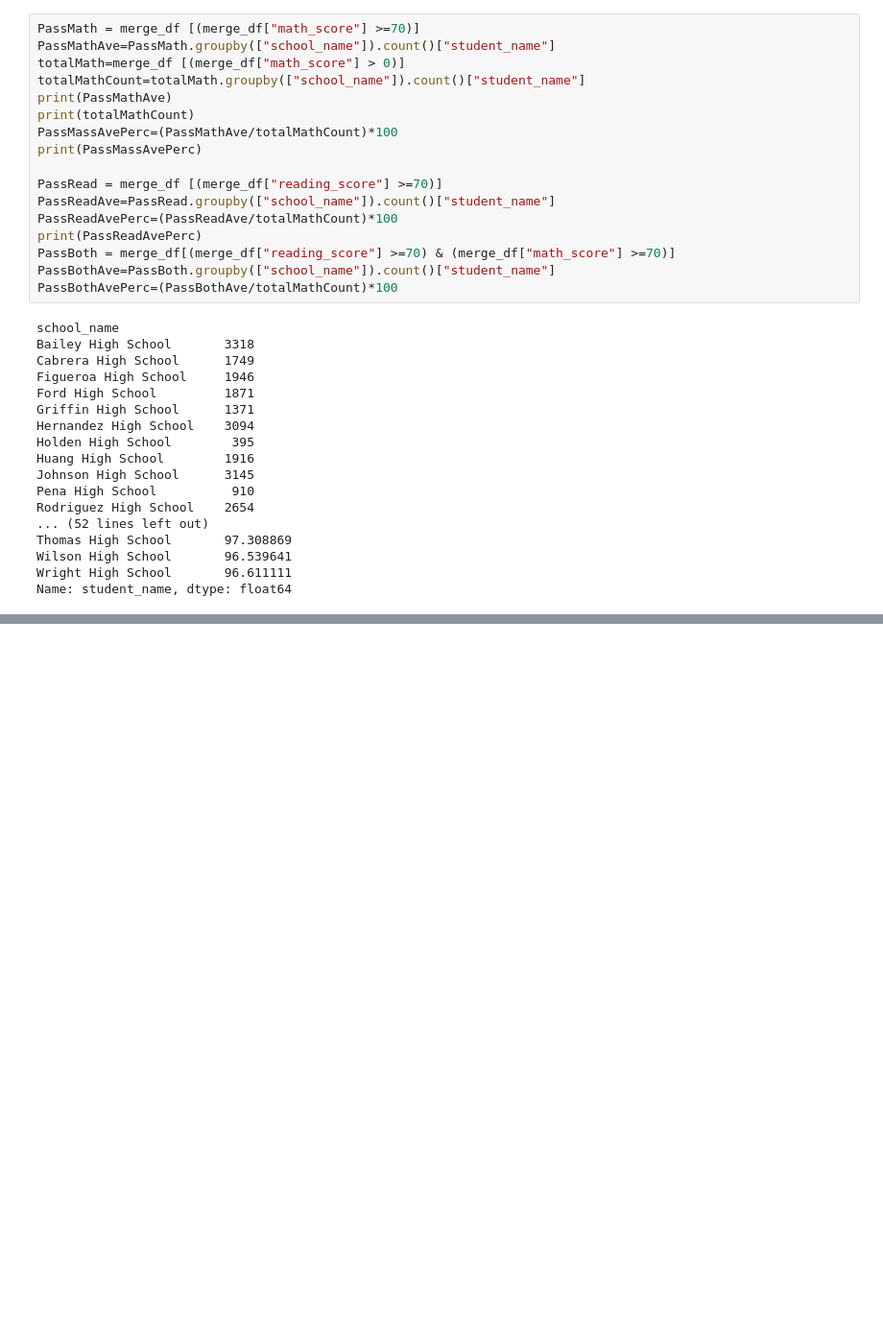
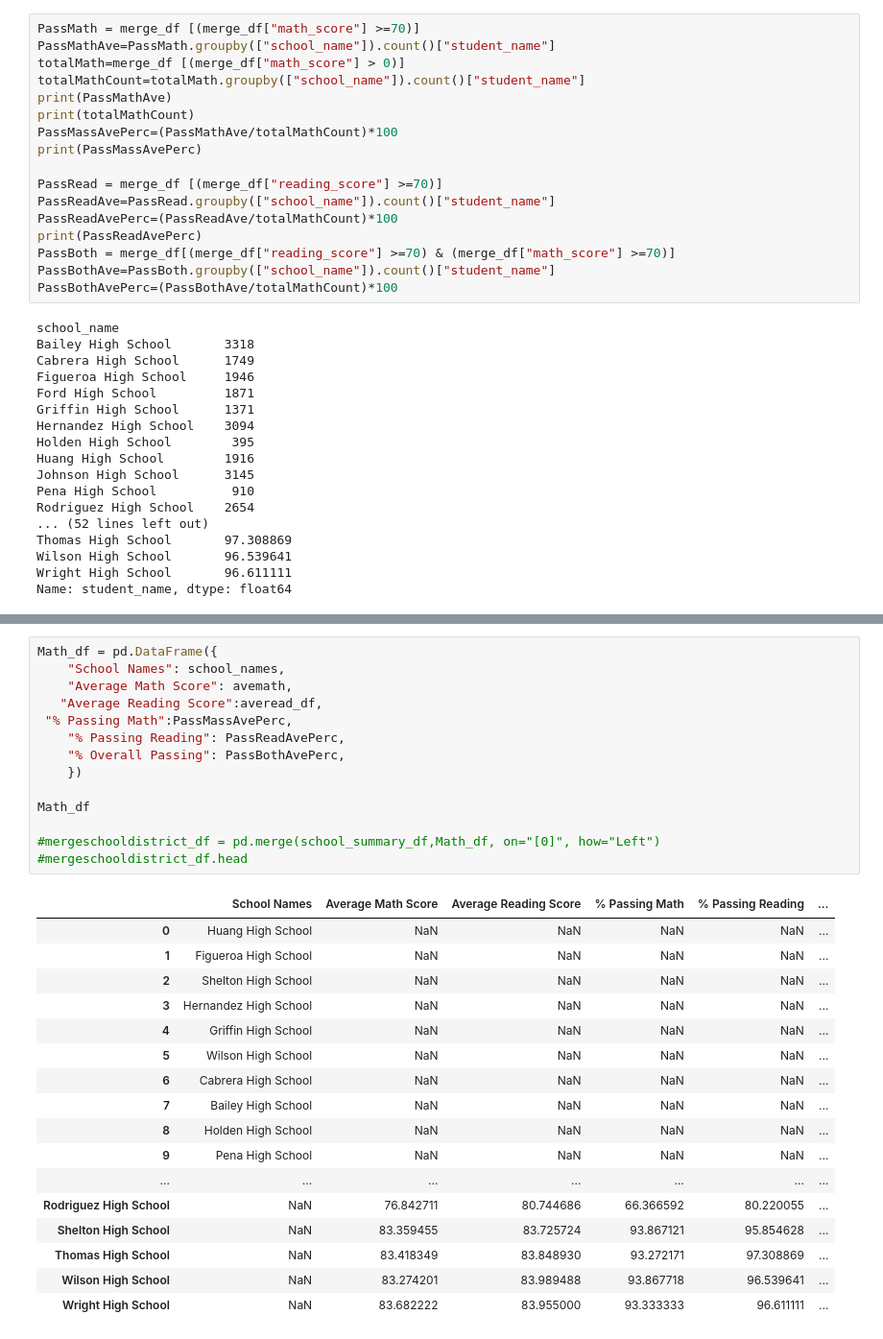
Before and after one commit to Cosette3737/Pandas-Challenge, a Jupyter notebook: PandasPyschool.ipynb, the cells around one changed output, grey strips where cells are left out. Shown: that part at 96% size. Cells and saved outputs as stored; diff of their text form; blank space fills up the shorter version.

```diff
--- a/PandasPyschool.ipynb
+++ b/PandasPyschool.ipynb
@@ -282,0 +307,32 @@ Wright High School          93.333333          96.611111          90.333333
+# %%
+Math_df = pd.DataFrame({
+    "School Names": school_names,
+    "Average Math Score": avemath,
+   "Average Reading Score":averead_df,
+ "% Passing Math":PassMassAvePerc,
+    "% Passing Reading": PassReadAvePerc,
+    "% Overall Passing": PassBothAvePerc,
+    })
+
+Math_df
+
+#mergeschooldistrict_df = pd.merge(school_summary_df,Math_df, on="[0]", how="Left")
+#mergeschooldistrict_df.head
+# %% [output]
+|  | School Names | Average Math Score | Average Reading Score | % Passing Math | % Passing Reading | ... |
+| 0 | Huang High School | NaN | NaN | NaN | NaN | ... |
+| 1 | Figueroa High School | NaN | NaN | NaN | NaN | ... |
+| 2 | Shelton High School | NaN | NaN | NaN | NaN | ... |
+| 3 | Hernandez High School | NaN | NaN | NaN | NaN | ... |
+| 4 | Griffin High School | NaN | NaN | NaN | NaN | ... |
+| 5 | Wilson High School | NaN | NaN | NaN | NaN | ... |
+| 6 | Cabrera High School | NaN | NaN | NaN | NaN | ... |
+| 7 | Bailey High School | NaN | NaN | NaN | NaN | ... |
+| 8 | Holden High School | NaN | NaN | NaN | NaN | ... |
+| 9 | Pena High School | NaN | NaN | NaN | NaN | ... |
+| ... | ... | ... | ... | ... | ... | ... |
+| Rodriguez High School | NaN | 76.842711 | 80.744686 | 66.366592 | 80.220055 | ... |
+| Shelton High School | NaN | 83.359455 | 83.725724 | 93.867121 | 95.854628 | ... |
+| Thomas High School | NaN | 83.418349 | 83.848930 | 93.272171 | 97.308869 | ... |
+| Wilson High School | NaN | 83.274201 | 83.989488 | 93.867718 | 96.539641 | ... |
+| Wright High School | NaN | 83.682222 | 83.955000 | 93.333333 | 96.611111 | ... |
```
Also changed, not shown: parts of 16 cells of this notebook.
